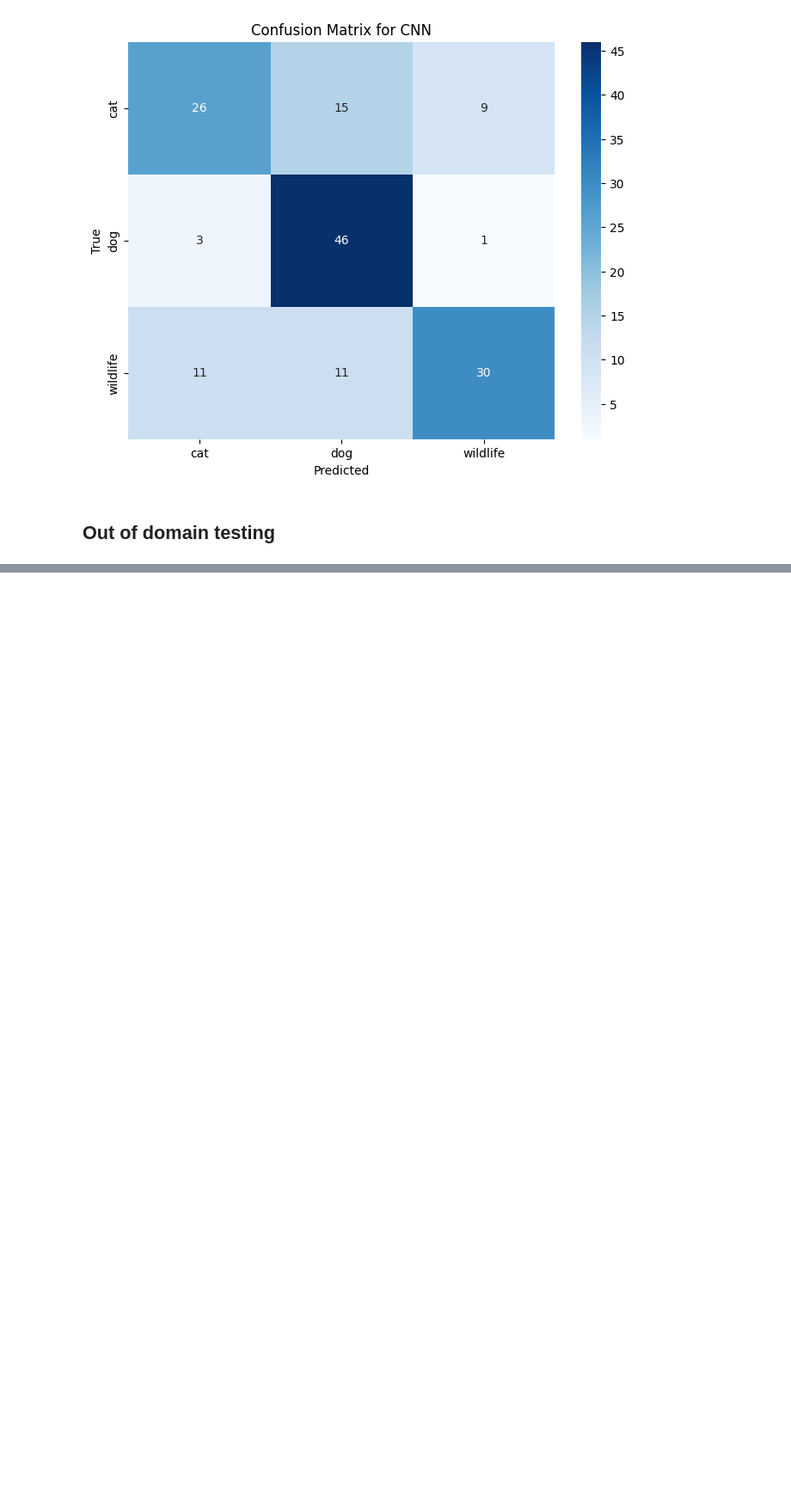
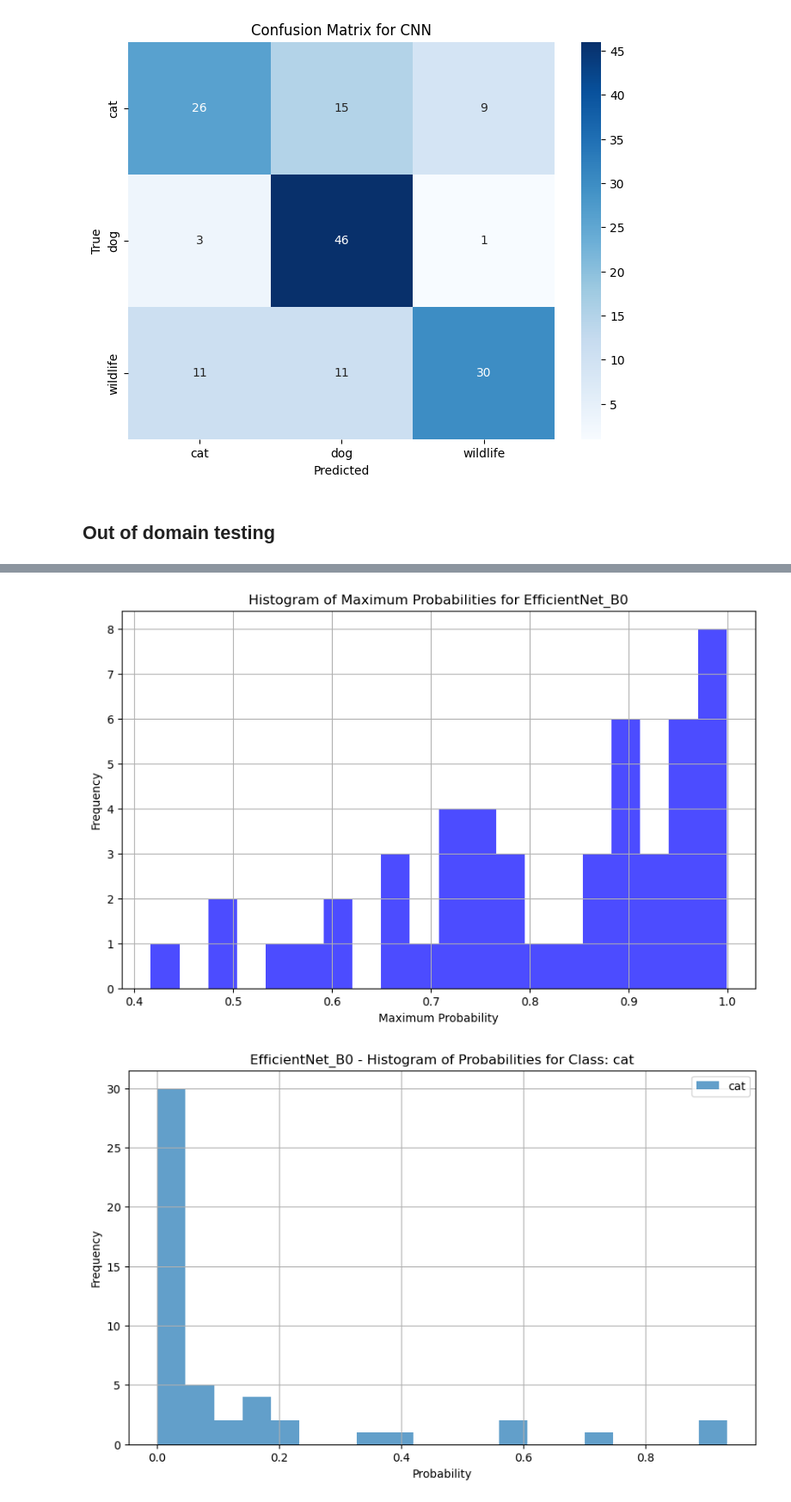
Before and after one commit to mporada259449/animal_classification_nn, a Jupyter notebook: all_cnns.ipynb, the cells around one changed output, grey strips where cells are left out. Shown: that part at 86% size. Saved outputs shown, nothing was run; the diff lists cells and outputs as text; code cells hidden in the pictures; blank space fills up the shorter version.

```diff
--- a/all_cnns.ipynb
+++ b/all_cnns.ipynb
@@ -514,0 +556,16 @@ Results saved to CNN_ood_results.json
+# %%
+model_names = ["EfficientNet_B0", "ResNet50", "CNN"]
+classes = ["cat", "dog", "wildlife"]
+for model_name in model_names:
+    with open(f"{model_name}_ood_results.json", "r") as f:
+        ood_results = json.load(f)
+
+    probabilities = ood_results["probabilities"]
+    file_names = ood_results["files"]
+
+    plot_max_probabilities(probabilities, model_name)
+    # plot_class_probabilities(probabilities, classes, file_names)
+    plot_classwise_histogram(probabilities, classes, model_name)
+# %% [output]
+[figure, added]
+[figure, added]
```
Also changed, not shown: parts of 5 cells of this notebook, 3 other files.
